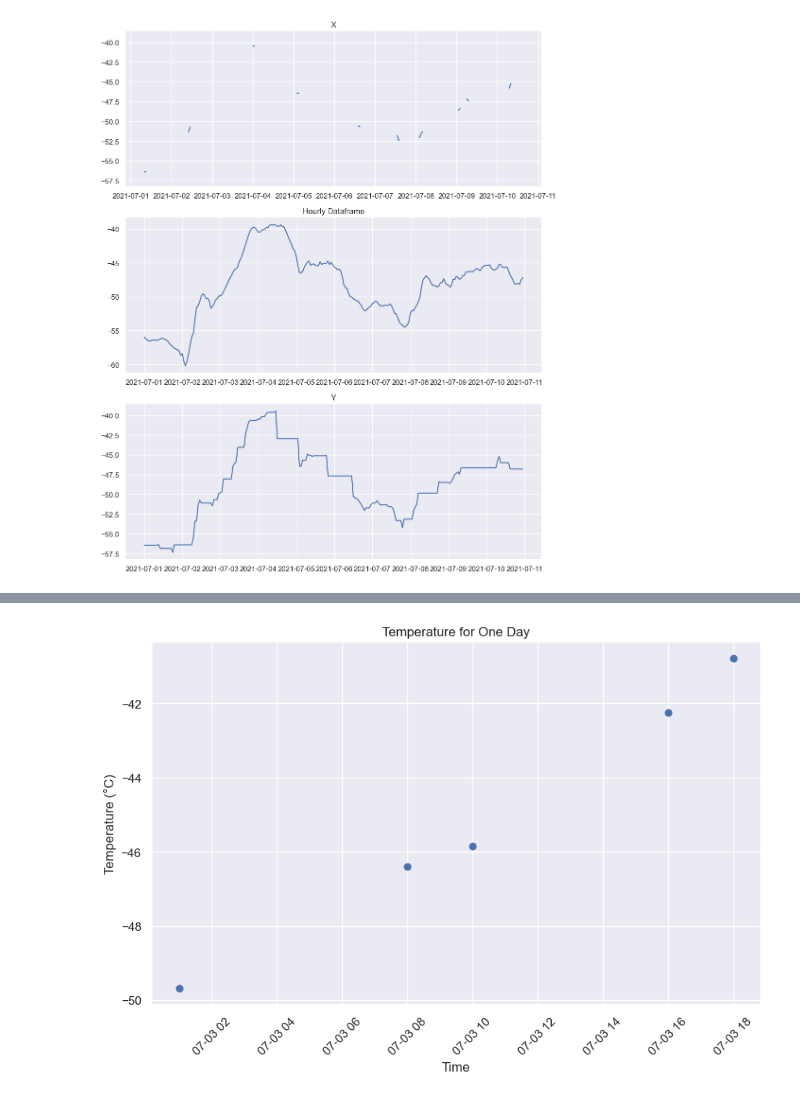
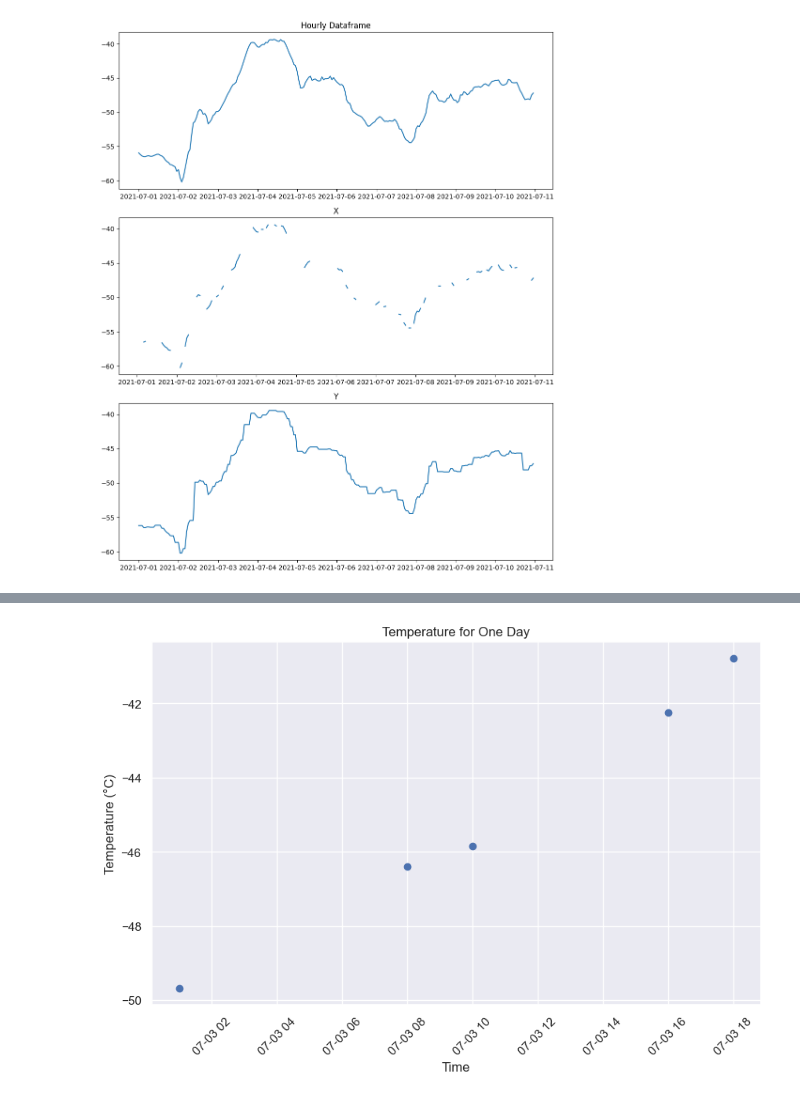
Before and after one commit to Felecort/MeteoFill, a Jupyter notebook: notebooks/create_nan.ipynb, the cells around one changed output, grey strips where cells are left out. Drawn from its saved outputs; the diff is of its cells as text; code cells hidden in the pictures.

```diff
--- a/notebooks/create_nan.ipynb
+++ b/notebooks/create_nan.ipynb
@@ -19,9 +25 @@ from utils import weather_api_calls
-# %%
-def create_nan(data, prob = 0.8):
-    nan_data = data.copy()
-    for column in nan_data.columns[1:]:
-        for index, _ in nan_data.iterrows():
-            if np.random.rand() < prob:
-                nan_data.at[index, column] = np.nan
-    return nan_data
 # %%
@@ -29,0 +36,8 @@ x = create_nan(hourly_dataframe)
+# %%
+def create_nan(data, prob=0.5, max_slide=50):
+    mask = np.random.binomial(n=1, p=prob, size=data.shape).astype(np.float16)
+    mask[mask == 0] = np.nan
+    return mask * data.select_dtypes(include='number')
+# %%
+data_with_nans = create_nan(hourly_dataframe)
+data_with_nans
@@ -78,21 +98,21 @@ Int64Index([  1,   2,   3,   4,   5,   6,   7,   8,   9,  10,
 # %%
 import matplotlib.pyplot as plt
 
 fig, axes = plt.subplots(3, 1, figsize=(10, 12))
 
 # График исходных данных
-axes[1].plot(hourly_dataframe["date"], hourly_dataframe["temperature_2m"])
-axes[1].set_title("Hourly Dataframe")
+axes[0].plot(hourly_dataframe["temperature_2m"])
+axes[0].set_title("Hourly Dataframe")
 
 # График с пропусками
-axes[0].plot(x["date"], x["temperature_2m"])
-axes[0].set_title("X")
+axes[1].plot(data_with_nans["temperature_2m"])
+axes[1].set_title("X")
 
 # График заполненных данных
-axes[2].plot(y["date"], y["temperature_2m"])
+axes[2].plot(filled_data["temperature_2m"])
 axes[2].set_title("Y")
 
 plt.tight_layout()
 plt.show()
 # %% [output]
-[figure, old version]
+[figure, new version]
```
Also changed, not shown: parts of 11 cells of this notebook.
